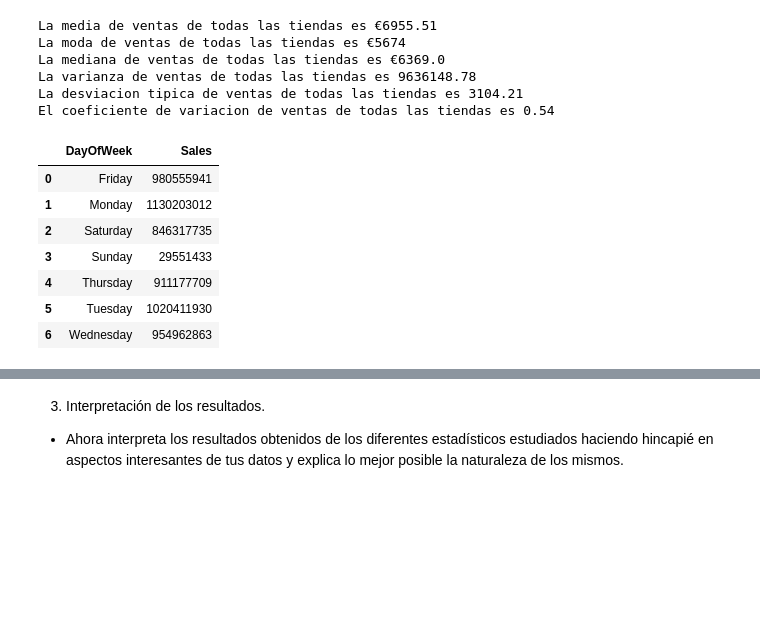
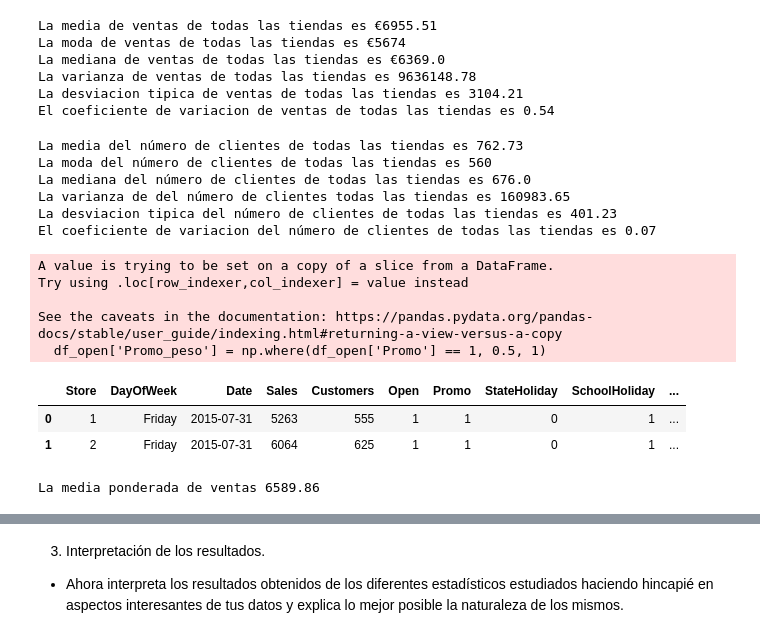
Before and after one commit to Adalab/promo-d-da-modulo2-sprint1-cassia-maitane, a Jupyter notebook: estadistica/estadistica-I-introduccion.ipynb, the cells around one changed output, grey strips where cells are left out. Saved outputs shown, nothing was run; the diff lists cells and outputs as text; code cells hidden in the pictures; blank space fills up the shorter version.

```diff
--- a/estadistica/estadistica-I-introduccion.ipynb
+++ b/estadistica/estadistica-I-introduccion.ipynb
@@ -149,16 +139,38 @@ La mediana de ventas de todas las tiendas es €6369.0
 La varianza de ventas de todas las tiendas es 9636148.78
 La desviacion tipica de ventas de todas las tiendas es 3104.21
 El coeficiente de variacion de ventas de todas las tiendas es 0.54
-# %%
-df_group_day = df_open.groupby('DayOfWeek')
-df_group_day_sales = df_open.groupby('DayOfWeek')['Sales'].sum().reset_index()
-df_group_day_sales
-# %% [output]
-|  | DayOfWeek | Sales |
-| 0 | Friday | 980555941 |
-| 1 | Monday | 1130203012 |
-| 2 | Saturday | 846317735 |
-| 3 | Sunday | 29551433 |
-| 4 | Thursday | 911177709 |
-| 5 | Tuesday | 1020411930 |
-| 6 | Wednesday | 954962863 |
+# %%
+print(f"La media del número de clientes de todas las tiendas es {round(df_open['Customers'].mean(), 2)}")
+print(f"La moda del número de clientes de todas las tiendas es {round(df_open['Customers'].mode()[0], 2)}")
+print(f"La mediana del número de clientes de todas las tiendas es {round(df_open['Customers'].median(), 2)}")
+print(f"La varianza de del número de clientes todas las tiendas es {round(df_open['Customers'].var(), 2)}")
+print(f"La desviacion tipica del número de clientes de todas las tiendas es {round(df_open['Customers'].std(), 2)}")
+print(f"El coeficiente de variacion del número de clientes de todas las tiendas es {round(df_open['Customers'].std()/df_train['Sales'].mean(), 2)}")
+# %% [output]
+La media del número de clientes de todas las tiendas es 762.73
+La moda del número de clientes de todas las tiendas es 560
+La mediana del número de clientes de todas las tiendas es 676.0
+La varianza de del número de clientes todas las tiendas es 160983.65
+La desviacion tipica del número de clientes de todas las tiendas es 401.23
+El coeficiente de variacion del número de clientes de todas las tiendas es 0.07
+# %%
+# Media ponderada
+# para poner menos peso a los dias de promo, creamos una columna nueva con los pesos
+df_open['Promo_peso'] = np.where(df_open['Promo'] == 1, 0.5, 1)
+df_open.head(2)
+# %% [output]
+A value is trying to be set on a copy of a slice from a DataFrame.
+Try using .loc[row_indexer,col_indexer] = value instead
+
+See the caveats in the documentation: https://pandas.pydata.org/pandas-docs/stable/user_guide/indexing.html#returning-a-view-versus-a-copy
+  df_open['Promo_peso'] = np.where(df_open['Promo'] == 1, 0.5, 1)
+|  | Store | DayOfWeek | Date | Sales | Customers | Open | Promo | StateHoliday | SchoolHoliday | ... |
+| 0 | 1 | Friday | 2015-07-31 | 5263 | 555 | 1 | 1 | 0 | 1 | ... |
+| 1 | 2 | Friday | 2015-07-31 | 6064 | 625 | 1 | 1 | 0 | 1 | ... |
+# %%
+# usamos esa columna como el array de los pesos para calcular la media ponderada
+w = np.array(df_open['Promo_peso'])
+media_ponderada = np.average(df_open['Sales'], weights = w)
+print(f"La media ponderada de ventas {round(media_ponderada, 2)}")
+# %% [output]
+La media ponderada de ventas 6589.86
```
Also changed, not shown: parts of 16 cells of this notebook.
